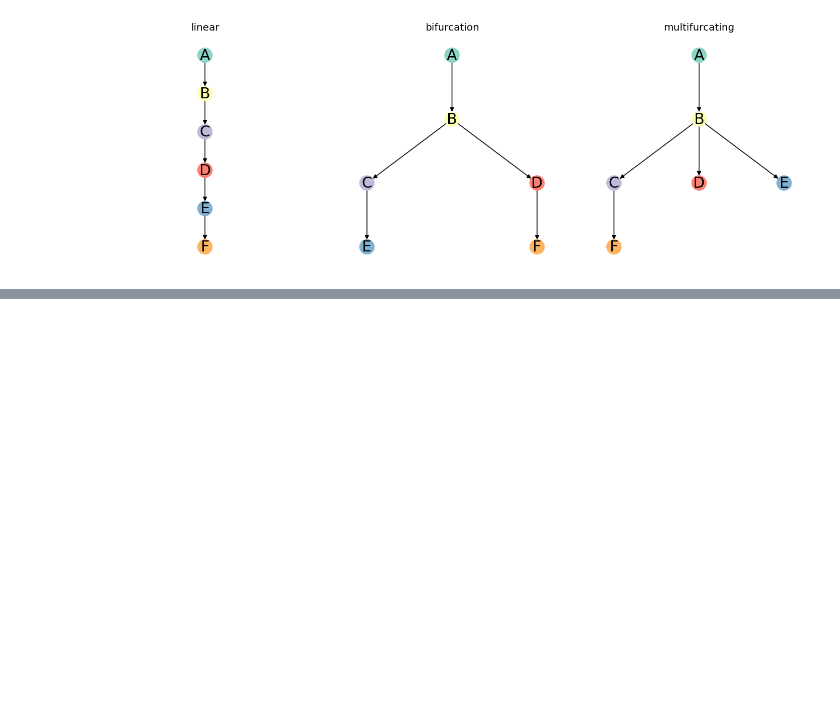
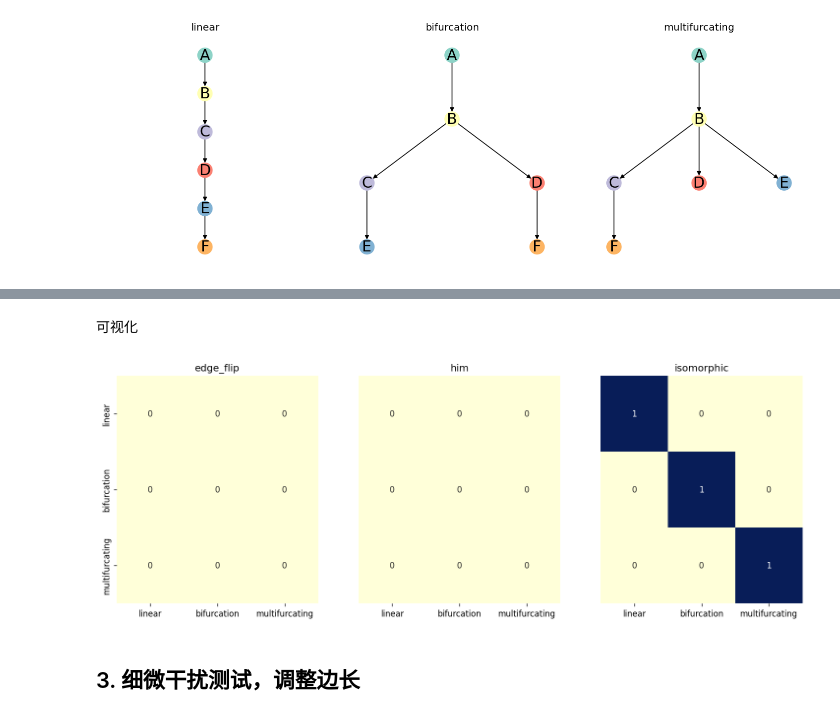
Before and after one commit to HuangDDU/CellFateExplorer, a Jupyter notebook: benchmark/notebook/02-metrics/01-metric_characterisation/02-topology.ipynb, the cells around one changed output, grey strips where cells are left out. Drawn from its saved outputs; the diff is of its cells as text; code cells hidden in the pictures; blank space fills up the shorter version.

Commit message:
store all trajectory result in dict

```diff
--- a/benchmark/notebook/02-metrics/01-metric_characterisation/02-topology.ipynb
+++ b/benchmark/notebook/02-metrics/01-metric_characterisation/02-topology.ipynb
@@ -35,0 +60,16 @@ for id, trajectory in fadata_dict.items():
+# %%
+metrics = cfe.metric.metrics
+metric_id_list = metrics[metrics["category"] == "topology"]["metric_id"].tolist()
+
+metrics_result_dict = {}
+for model_name1 in model_name_list:
+    for model_name2 in model_name_list:
+        model_metric = cfe.metric.calculate_metrics(
+            fadata_merge,
+            metrics=metric_id_list,
+            now_model=model_name1,
+            ref_model=model_name2
+        )
+        metrics_result_dict[(model_name1, model_name2)] = model_metric
+
+metrics_result_dict
@@ -35,0 +92,29 @@ for id, trajectory in fadata_dict.items():
+# %% [markdown]
+可视化
+# %%
+# 构建空dataframe
+metric_dataframe_dict = {}
+for metric_id in metric_id_list:
+    metric_dataframe_dict[metric_id] = pd.DataFrame(columns=model_name_list, index=model_name_list, dtype="float")
+
+
+# 填充dataframe
+for trajectory_id_tuple in metrics_result_dict.keys():
+    trajectory_id1, trajectory_id2 = trajectory_id_tuple
+    for metric_id in metric_id_list:
+        metric_dataframe_dict[metric_id].loc[trajectory_id1, trajectory_id2] = metrics_result_dict[trajectory_id_tuple][metric_id]
+
+# 可视化dataframe
+n = len(metric_id_list)
+fig, ax = plt.subplots(1, n, figsize=(n * 5, 5), dpi=120)
+i = 0
+for metric_id in metric_id_list:
+    sns.heatmap(metric_dataframe_dict[metric_id], ax=ax[i], annot=True, cmap="YlGnBu", cbar=False)
+    if not i == 0:
+        ax[i].set_yticks([])
+    ax[i].set_title(metric_id)
+    i += 1
+# %% [output]
+[figure, added]
+# %% [markdown]
+## 3. 细微干扰测试，调整边长
```
Also changed, not shown: parts of 11 cells of this notebook, 9 other files.
